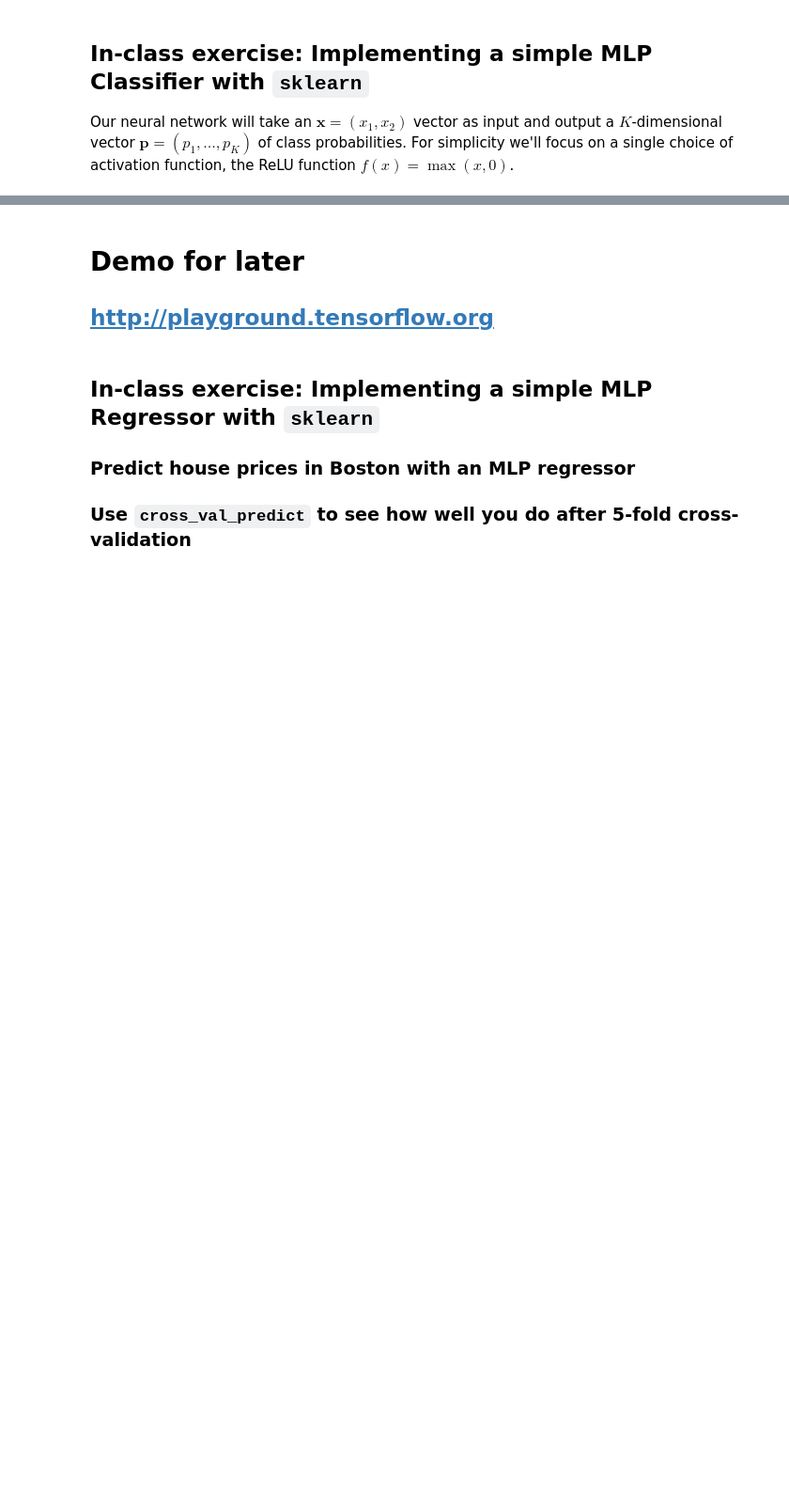
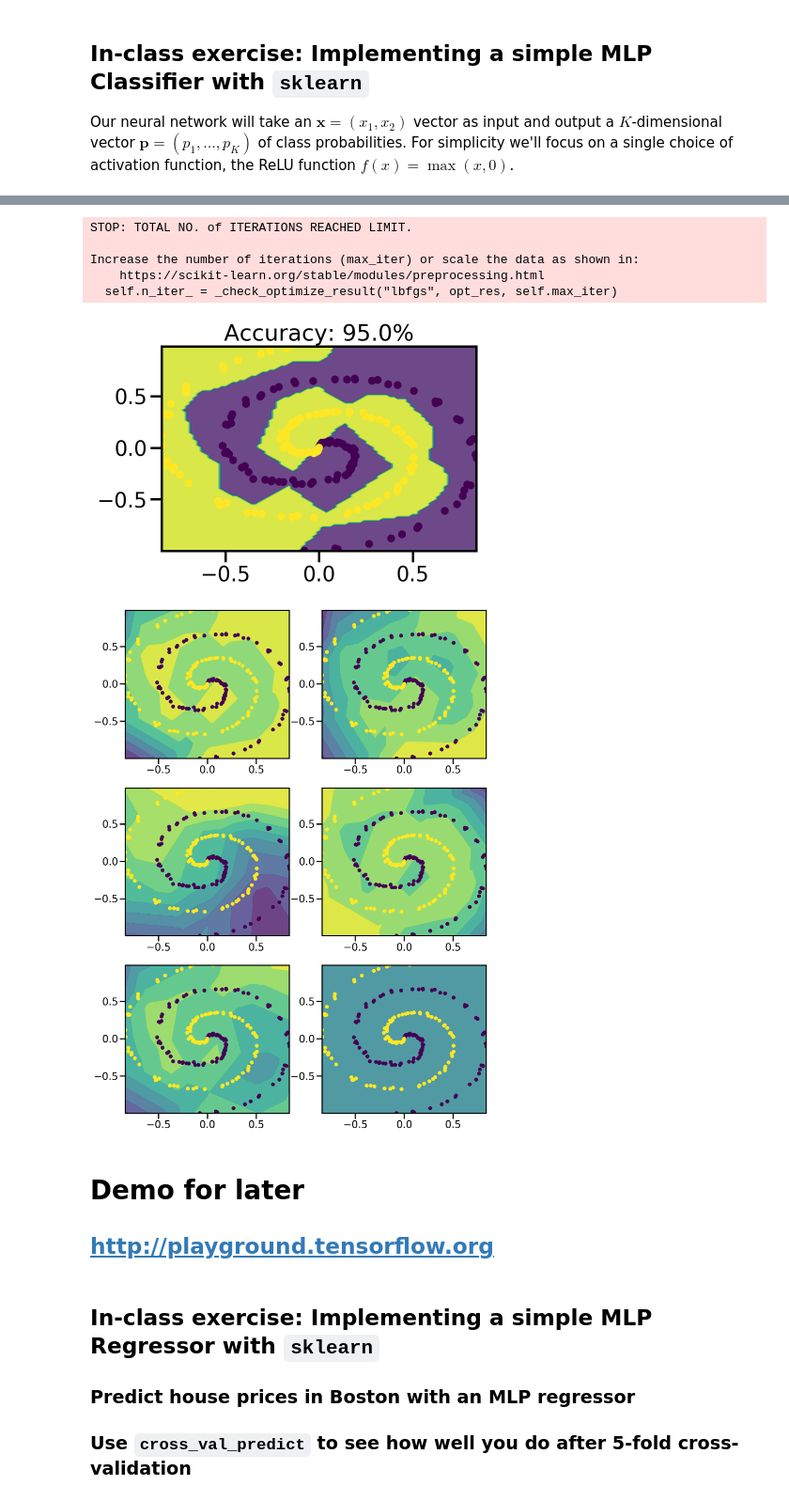
Before and after one commit to gnarayan/ast596_2020_Spring, a Jupyter notebook: lecture/14/week14_p2.ipynb, the cells around one changed output, grey strips where cells are left out. Shown at 94% size. Cells and saved outputs as stored; diff of their text form; code cells hidden in the pictures; blank space fills up the shorter version.

```diff
--- a/lecture/14/week14_p2.ipynb
+++ b/lecture/14/week14_p2.ipynb
@@ -328,3 +373,42 @@ visualize_predictions(multi_layer_model, X, y)
+# %%
+# you can view the activations of the final layer if needed
+
+from copy import deepcopy
+
+X, y = spiral_data(100, 2, 0.1)
+multi_layer_model = MLPClassifier((64, 6), alpha=0.5, activation='relu', solver='lbfgs')
+multi_layer_model.fit(X, y)
+visualize_predictions(multi_layer_model, X, y)
+
+def visualize_activations(model, unit, X, y, step=0.02):
+    """Visualize activations of ith neuron of last layer."""
+    model = deepcopy(model)
+    model.coefs_[-1][:unit] = 0  # zero out other units
+    model.coefs_[-1][unit] = 1  # just want the activation function
+    model.coefs_[-1][(unit + 1):] = 0  # zero out other units
+
+    x_min, x_max = X[:, 0].min(), X[:, 0].max()
+    y_min, y_max = X[:, 1].min(), X[:, 1].max()
+    xx, yy = np.meshgrid(np.arange(x_min, x_max, step), np.arange(y_min, y_max, step))
+    Z = model.predict_proba(np.c_[xx.ravel(), yy.ravel()])[:, 0]
+    Z = Z.reshape(xx.shape)
+    plt.contourf(xx, yy, Z, alpha=0.8)
+    plt.scatter(X[:, 0], X[:, 1], c=y, s=40)
+    plt.xlim(xx.min(), xx.max())
+    plt.ylim(yy.min(), yy.max())
+
+fig, ax = plt.subplots(3, 2, figsize=(14, 20))
+for i in range(len(multi_layer_model.coefs_[-1])):
+    plt.sca(ax.ravel()[i])
+    visualize_activations(multi_layer_model, i, X, y)
+# %% [output]
+STOP: TOTAL NO. of ITERATIONS REACHED LIMIT.
+
+Increase the number of iterations (max_iter) or scale the data as shown in:
+    https://scikit-learn.org/stable/modules/preprocessing.html
+  self.n_iter_ = _check_optimize_result("lbfgs", opt_res, self.max_iter)
+[figure, added]
+[figure, added]
 # %% [markdown]
 # Demo for later
 ## [http://playground.tensorflow.org](http://playground.tensorflow.org/#dataset=spiral)
```
Also changed, not shown: parts of 11 cells of this notebook.
